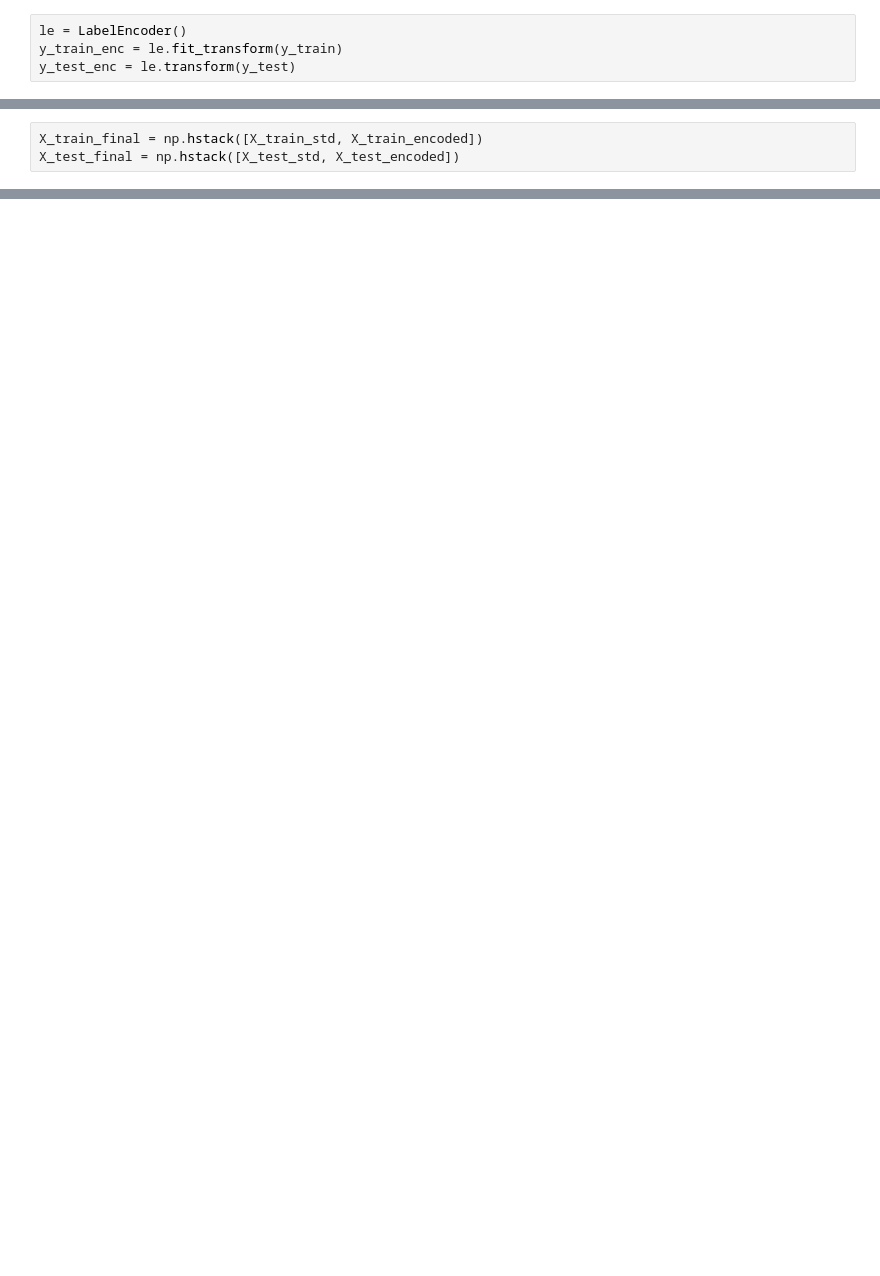
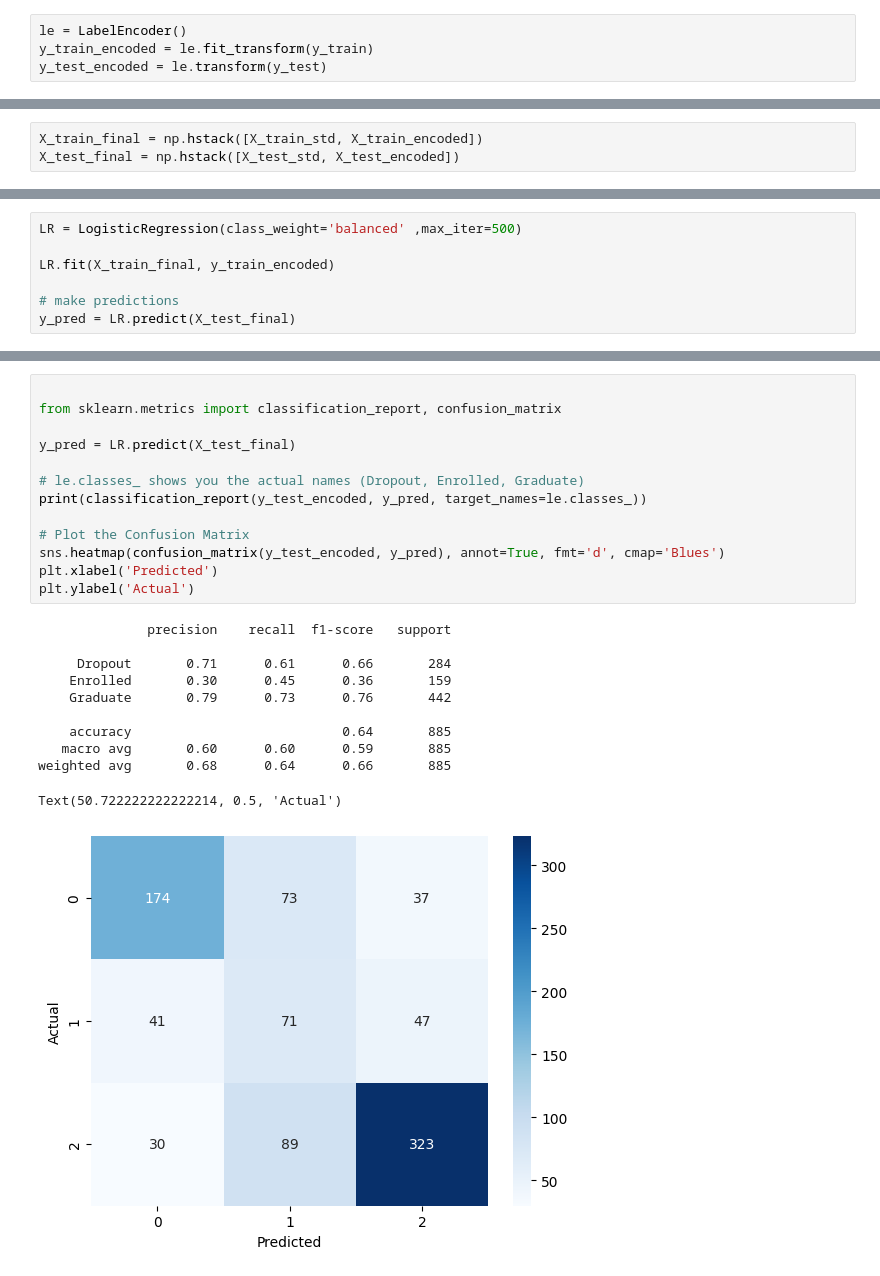
Before and after one commit to utidolas/MachineLearningLab, a Jupyter notebook: labMultClass.ipynb, the cells around one changed output, grey strips where cells are left out. Drawn from its saved outputs; the diff is of its cells as text; blank space fills up the shorter version.

```diff
--- a/labMultClass.ipynb
+++ b/labMultClass.ipynb
@@ -139,8 +143,8 @@ X_test_encoded = encoder.transform(X_test[cat_features])
 ## Encode target (its **categorical** as well)
 # %%
 le = LabelEncoder()
-y_train_enc = le.fit_transform(y_train)
-y_test_enc = le.transform(y_test)
+y_train_encoded = le.fit_transform(y_train)
+y_test_encoded = le.transform(y_test)
 # %% [markdown]
 ## Scale Numerical Features
 # %%
@@ -158,0 +185,7 @@ Final shape of training data: (3539, 39)
+# %%
+LR = LogisticRegression(class_weight='balanced' ,max_iter=500)
+
+LR.fit(X_train_final, y_train_encoded)
+
+# make predictions
+y_pred = LR.predict(X_test_final)
@@ -158,0 +207,25 @@ Final shape of training data: (3539, 39)
+# %%
+
+from sklearn.metrics import classification_report, confusion_matrix
+
+y_pred = LR.predict(X_test_final)
+
+# le.classes_ shows you the actual names (Dropout, Enrolled, Graduate)
+print(classification_report(y_test_encoded, y_pred, target_names=le.classes_))
+
+# Plot the Confusion Matrix
+sns.heatmap(confusion_matrix(y_test_encoded, y_pred), annot=True, fmt='d', cmap='Blues')
+plt.xlabel('Predicted')
+plt.ylabel('Actual')
+# %% [output]
+              precision    recall  f1-score   support
+
+     Dropout       0.71      0.61      0.66       284
+    Enrolled       0.30      0.45      0.36       159
+    Graduate       0.79      0.73      0.76       442
+
+    accuracy                           0.64       885
+   macro avg       0.60      0.60      0.59       885
+weighted avg       0.68      0.64      0.66       885
+Text(50.722222222222214, 0.5, 'Actual')
+[figure, added]
```
Also changed, not shown: parts of 10 cells of this notebook.
